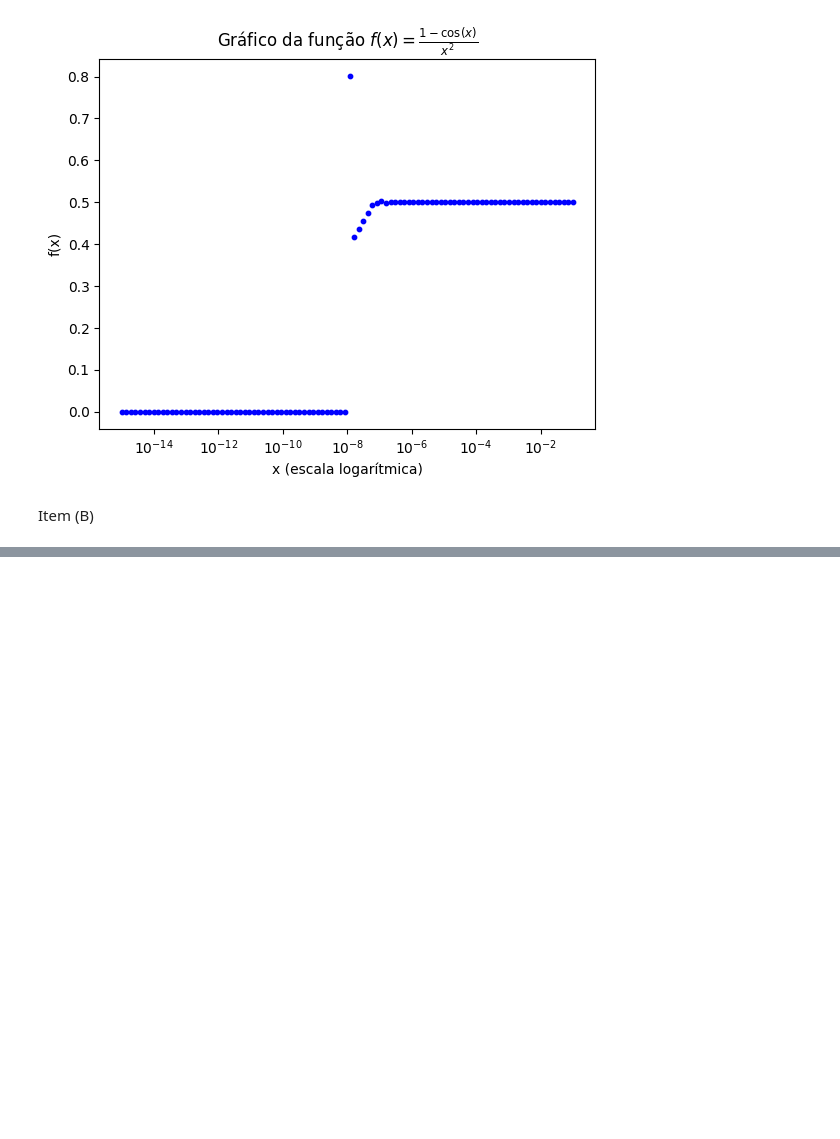
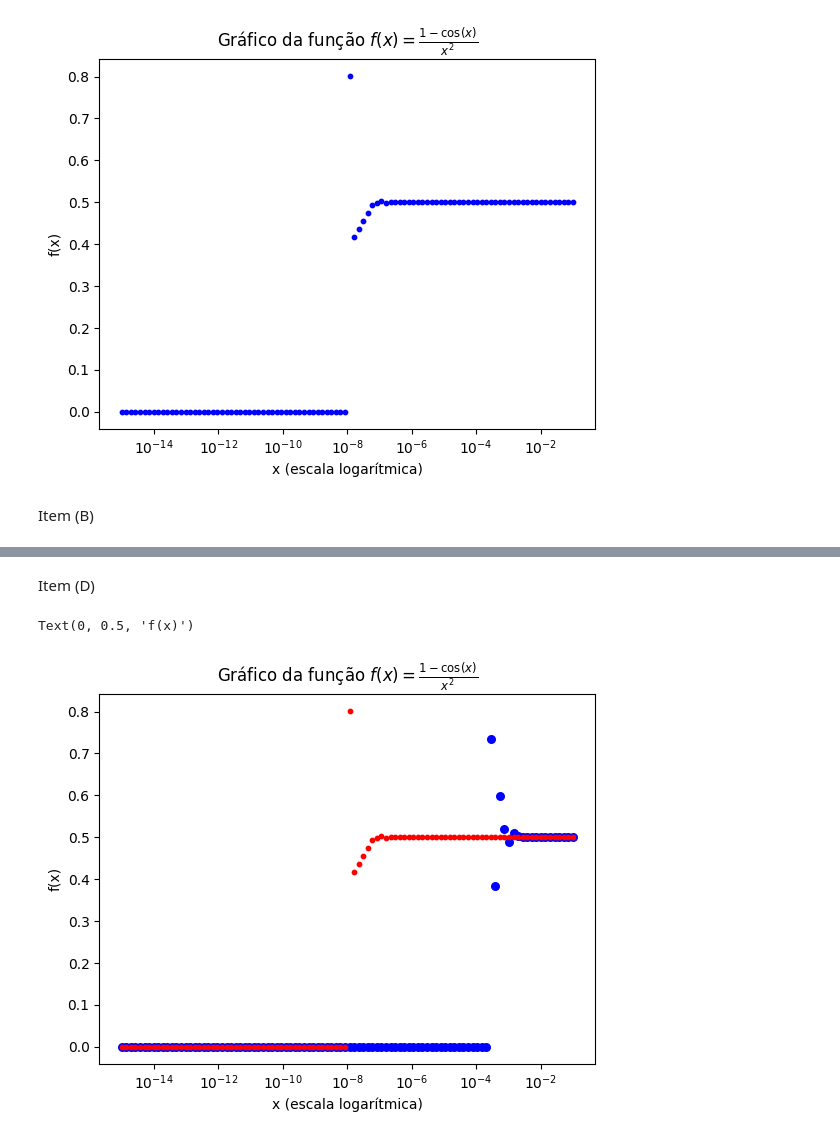
Before and after one commit to hrpedro/AV06, a Jupyter notebook: AV06.ipynb, the cells around one changed output, grey strips where cells are left out. Cells and saved outputs as stored; diff of their text form; code cells hidden in the pictures; blank space fills up the shorter version.

```diff
--- a/AV06.ipynb
+++ b/AV06.ipynb
@@ -54,0 +79,27 @@ blabla
+# %% [markdown]
+Item (D)
+# %%
+import numpy as np
+import matplotlib.pyplot as plt
+
+def f(x):
+    return (1 - np.cos(x))/x**2
+
+valores_x = np.logspace(-1, -15, num=100, base=10)  # vetor com 15 valores de x entre 10^-1 e 10^-15
+
+valores_f_32 = f(np.float32(valores_x))  # vetor com os valores de f(x) para cada x com precisão de 32 bits
+valores_f_64 = f(np.float64(valores_x))  # vetor com os valores de f(x) para cada x com precisão de 64 bits
+
+'''print(valores_x)
+print(valores_f)'''
+
+plt.scatter(valores_x, valores_f_32, color='blue', label='f(x) com precisão de 32 bits', s=30)
+plt.scatter(valores_x, valores_f_64, color='red', label='f(x) com precisão de 64 bits', s=10)
+plt.xscale('log')
+plt.title('Gráfico da função $f(x) = \\frac{1 - \\cos(x)}{x^2}$')
+plt.xlabel('x (escala logarítmica)')
+plt.ylabel('f(x)')
+#plt.legend()
+# %% [output]
+Text(0, 0.5, 'f(x)')
+[figure, added]
```
Also changed, not shown: parts of 16 cells of this notebook, 1 other file.
